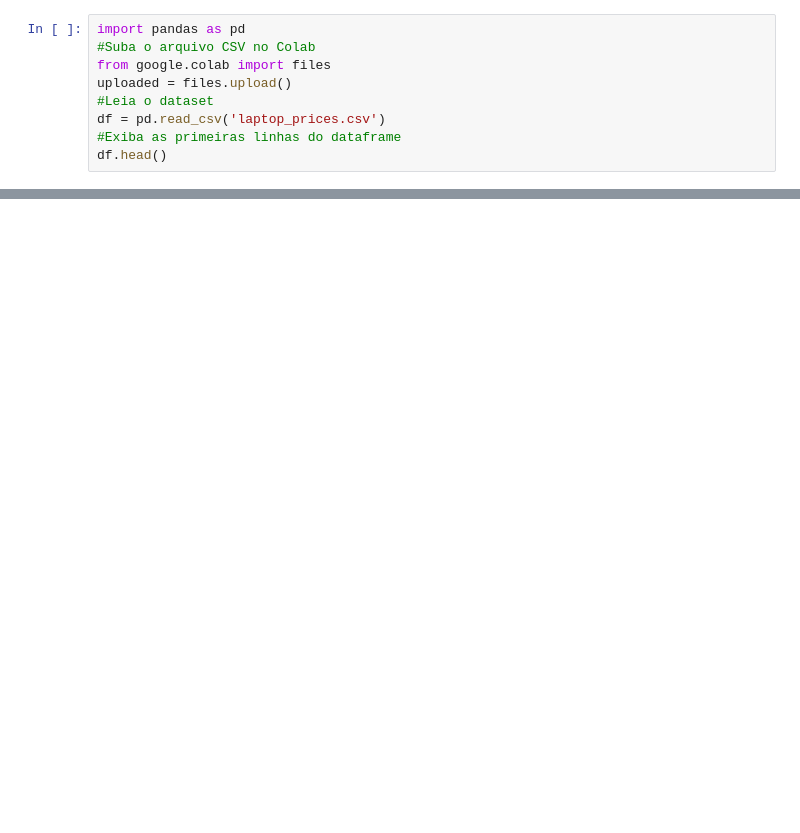
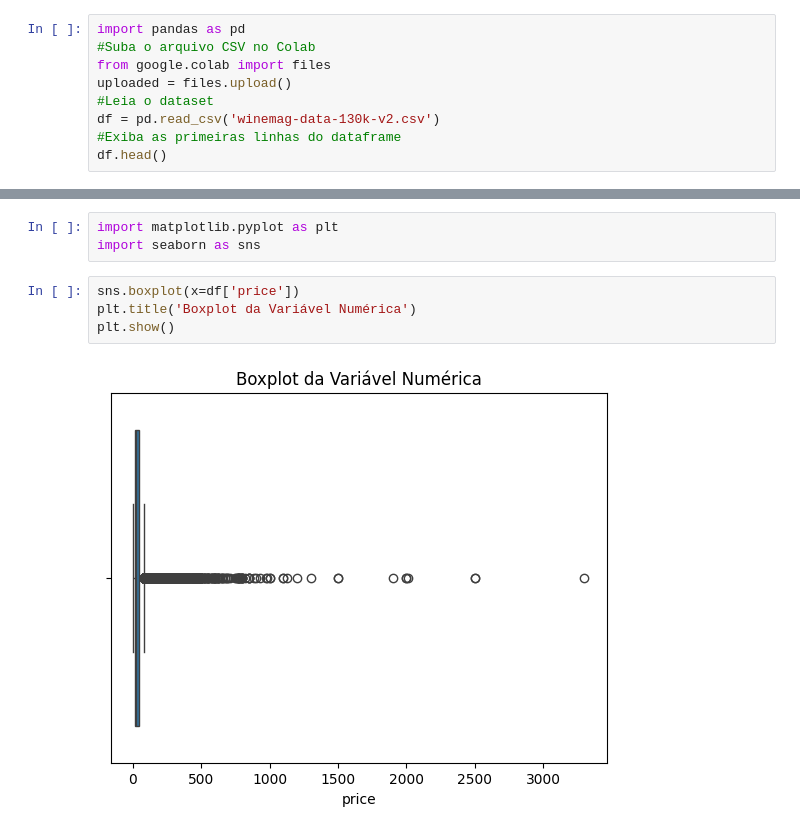
Before and after one commit to Exar2004/FATEC_MINERACAO_DADOS_2SEM2024, a Jupyter notebook: Mineração_de_Dados_Murillo.ipynb, the cells around one changed output, grey strips where cells are left out. Saved outputs shown, nothing was run; the diff lists cells and outputs as text; blank space fills up the shorter version.

```diff
--- a/Mineração_de_Dados_Murillo.ipynb
+++ b/Mineração_de_Dados_Murillo.ipynb
@@ -18,6 +22,6 @@ import pandas as pd
 from google.colab import files
 uploaded = files.upload()
 #Leia o dataset
-df = pd.read_csv('laptop_prices.csv')
+df = pd.read_csv('winemag-data-130k-v2.csv')
 #Exiba as primeiras linhas do dataframe
 df.head()
@@ -27,0 +68,9 @@ df.describe()
+# %%
+import matplotlib.pyplot as plt
+import seaborn as sns
+# %%
+sns.boxplot(x=df['price'])
+plt.title('Boxplot da Variável Numérica')
+plt.show()
+# %% [output]
+[figure, added]
```
Also changed, not shown: parts of 7 cells of this notebook.
